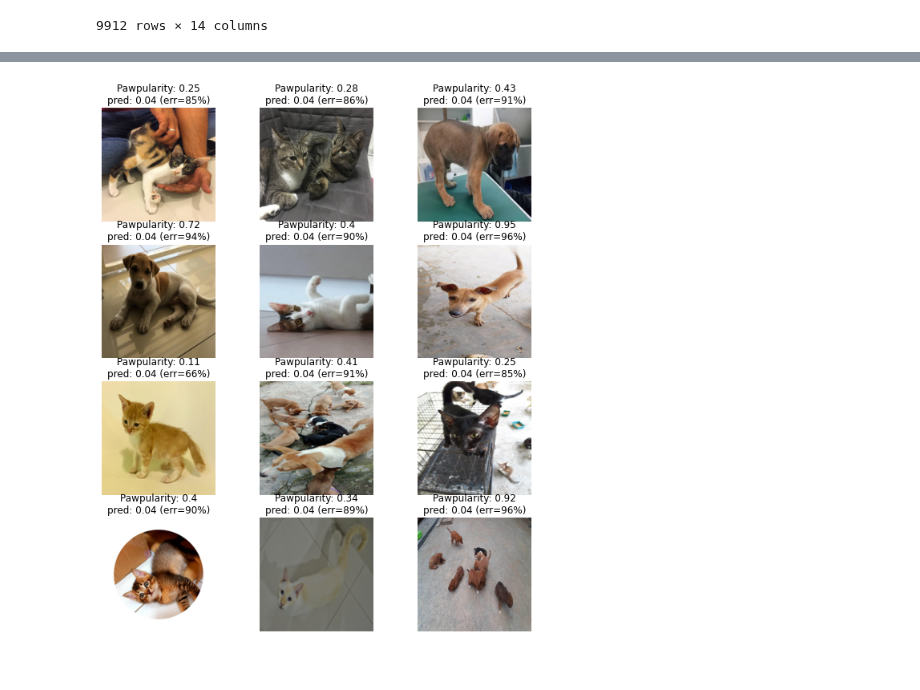
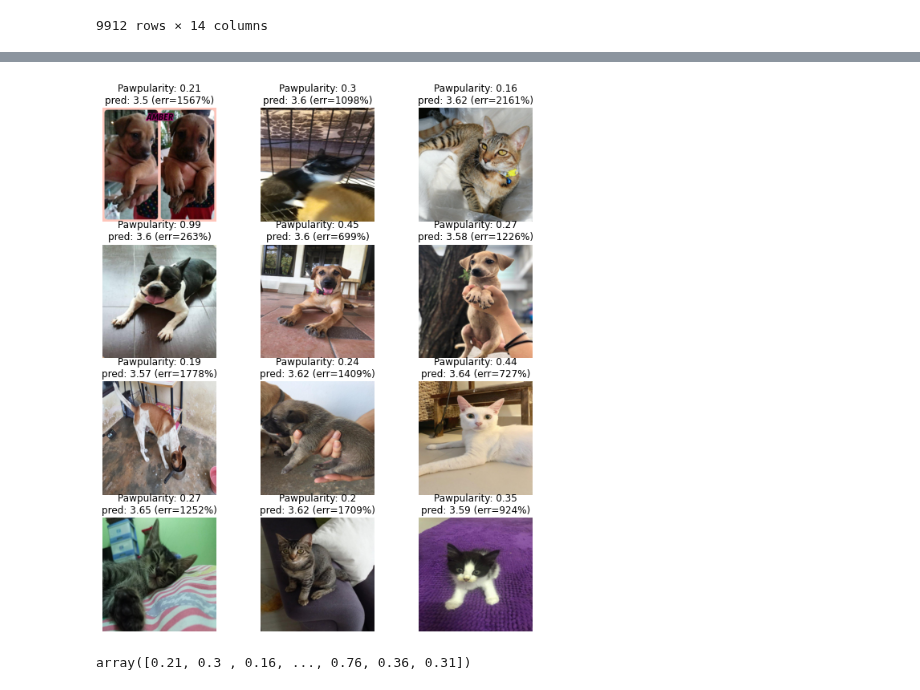
Before and after one commit to JulienGremillot/OpenClassrooms_Ingenieur_Machine_Learning, a Jupyter notebook: P8 - Participez à une compétition Kaggle/petfinder_pawpularity_score.ipynb, the cells around one changed output, grey strips where cells are left out. Saved outputs shown, nothing was run; the diff lists cells and outputs as text; code cells hidden in the pictures.

Commit message:
Test avec 6000 images

```diff
--- a/P8 - Participez à une compétition Kaggle/petfinder_pawpularity_score.ipynb
+++ b/P8 - Participez à une compétition Kaggle/petfinder_pawpularity_score.ipynb
@@ -44,7 +44,7 @@ data
 # %%
 width, height = 224, 224
 dataset_dir = 'petfinder-pawpularity-score/train'
-TEST_LIMIT = 100  # pour l'instant on prend juste les 100 premières images
+TEST_LIMIT = 6000  # cause RAM on prend les 6000 premières images
 images = []
 pawpularities = []
 for image_file in tqdm(os.listdir(dataset_dir)):
@@ -102,5 +94,5 @@ flat1 = Flatten()(efficientnet.layers[-1].output)
 class1 = Dense(1024, activation='relu')(flat1)
 output = Dense(1, activation='linear')(class1)
 efficientnet = Model(inputs=efficientnet.inputs, outputs=output)
-efficientnet.compile(optimizer=Adam(lr=1e-3, decay=1e-3 / 200),  #'sgd'
+efficientnet.compile(optimizer=Adam(learning_rate=1e-3, decay=1e-3 / 200),
               loss="mean_absolute_percentage_error")
@@ -142,26 +129,27 @@ show_perfs(history_efficientnet, epochs)
 # %%
 def predict(index):
-  """
-  model predicts one of the 1000 ImageNet classes
-  """
   image = X_test[index] * 255
   img = image.reshape(1, 224, 224, 3)
   preds = efficientnet.predict(img)
   pawpularity = y_test[index]
   prediction = preds.flatten()[0]
   diff = prediction - pawpularity
   percentDiff = (diff / pawpularity) * 100
   absPercentDiff = np.abs(percentDiff)
 
   plt.subplot(4, 3, index + 1)
   plt.title("Pawpularity: " + str(y_test[index]) +\
             "\npred: " + str(round(prediction, 2)) +\
             " (err=" + str(int(absPercentDiff)) + "%)")
   plt.imshow(image)
   plt.axis("off")
 
 plt.figure(figsize=(10, 12))
 for i in range(12):
   predict(i)
 # %% [output]
-[figure, old version]
+[figure, new version]
+# %%
+y_test
+# %% [output]
+array([0.21, 0.3 , 0.16, ..., 0.76, 0.36, 0.31])
```
Also changed, not shown: parts of 8 cells of this notebook.
